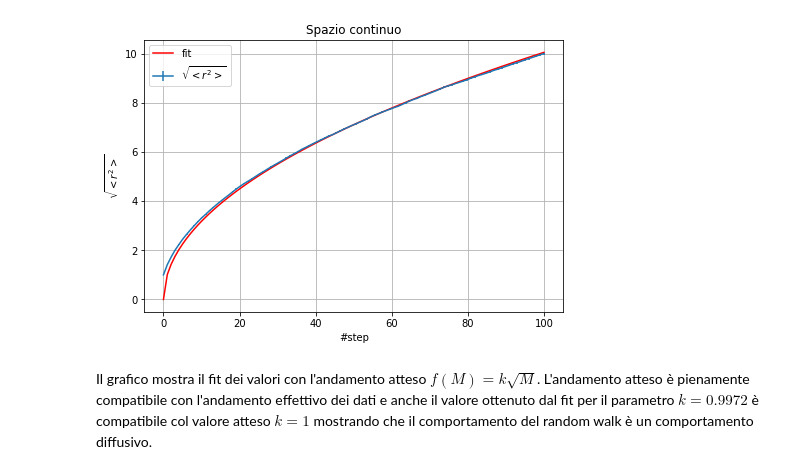
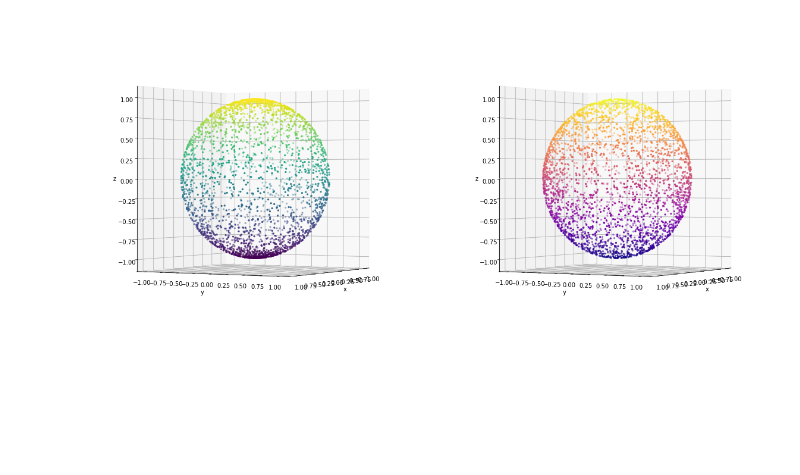
Before and after one commit to danidimic/NSL-exercise, a Jupyter notebook: LSN_Exercise_02/LSN_Exercise_02.ipynb, the cells around one changed output. Cells and saved outputs as stored; diff of their text form; code cells hidden in the pictures; blank space fills up the shorter version.

```diff
--- a/LSN_Exercise_02/LSN_Exercise_02.ipynb
+++ b/LSN_Exercise_02/LSN_Exercise_02.ipynb
@@ -191,34 +182,44 @@ Il grafico seguente mostra i risultati ottenuti per una simulazione con $N=10^4$
-# %%
-import math
-import numpy as np
-import matplotlib.pyplot as plt
-from scipy.optimize import curve_fit
-
-plt.figure(figsize=(7.5, 5))
-
-#importo i valori medi del continuo
-rw, err= np.loadtxt('./Files/RWcontinuum.out', delimiter = '  ', unpack = 'True')
-
-N=100
-x=np.linspace(0,N,N)
-
-#funzione con cui fittare l'andamento
-def func(x, k):
-    return k*(x**0.5)
-
-popt, pcov = curve_fit(func, x, rw)  #fit del parametro k per il random walk nel reticolo
-
-#grafico della varianza del rw e del fit
-plt.errorbar(x, rw, err, label='$\sqrt{<r^2>}$')  #varianza
-plt.plot(x, func(x, *popt), color='red', label='fit')  #fit della funzione
-
-plt.title("Spazio continuo")
-plt.xlabel('#step')
-plt.ylabel('$\sqrt{<r^2>}$')
-plt.grid(True)
-plt.legend()
-plt.show()
-# %% [output]
-[figure, removed]
-# %% [markdown]
-Il grafico mostra il fit dei valori con l'andamento atteso $f(M)=k\sqrt{M}$. L'andamento atteso è pienamente compatibile con l'andamento effettivo dei dati e anche il valore ottenuto dal fit per il parametro $k=0.9972$ è compatibile col valore atteso $k=1$ mostrando che il comportamento del random walk è un comportamento diffusivo.
+# %%
+import math
+import numpy as np
+import matplotlib
+import matplotlib.pyplot as plt
+from mpl_toolkits.mplot3d import Axes3D
+
+M=3000
+fig = plt.figure(figsize=(20,10))
+
+#campionamento uniforme di theta e phi
+theta=np.random.uniform(0.0, math.pi, M)
+phi=np.random.uniform(0.0, 2*math.pi, M)
+
+X=np.sin(theta)*np.cos(phi)
+Y=np.sin(theta)*np.sin(phi)
+Z=np.cos(theta)
+
+ax = fig.add_subplot(1,2,1, projection='3d')
+ax.scatter(X, Y, Z, c=Z, marker='.')
+ax.set_xlabel('x')
+ax.set_ylabel('y')
+ax.set_zlabel('z')
+ax.view_init(0, 30) #vista equatoriale
+
+#campionamento corretto di theta e phi
+x=np.random.uniform(0.0, 1.0, M)
+theta=np.arccos(2*x-1)
+phi=np.random.uniform(0.0, 2*math.pi, M)
+
+X=np.sin(theta)*np.cos(phi)
+Y=np.sin(theta)*np.sin(phi)
+Z=np.cos(theta)
+
+ax = fig.add_subplot(1,2,2, projection='3d')
+ax.scatter(X, Y, Z, c=Z, marker='.', cmap='plasma')
+ax.set_xlabel('x')
+ax.set_ylabel('y')
+ax.set_zlabel('z')
+ax.view_init(0,30) #vista equatoriale
+
+plt.show()
+# %% [output]
+[figure, added]
```
Also changed, not shown: parts of 14 cells of this notebook, 5 other files.
